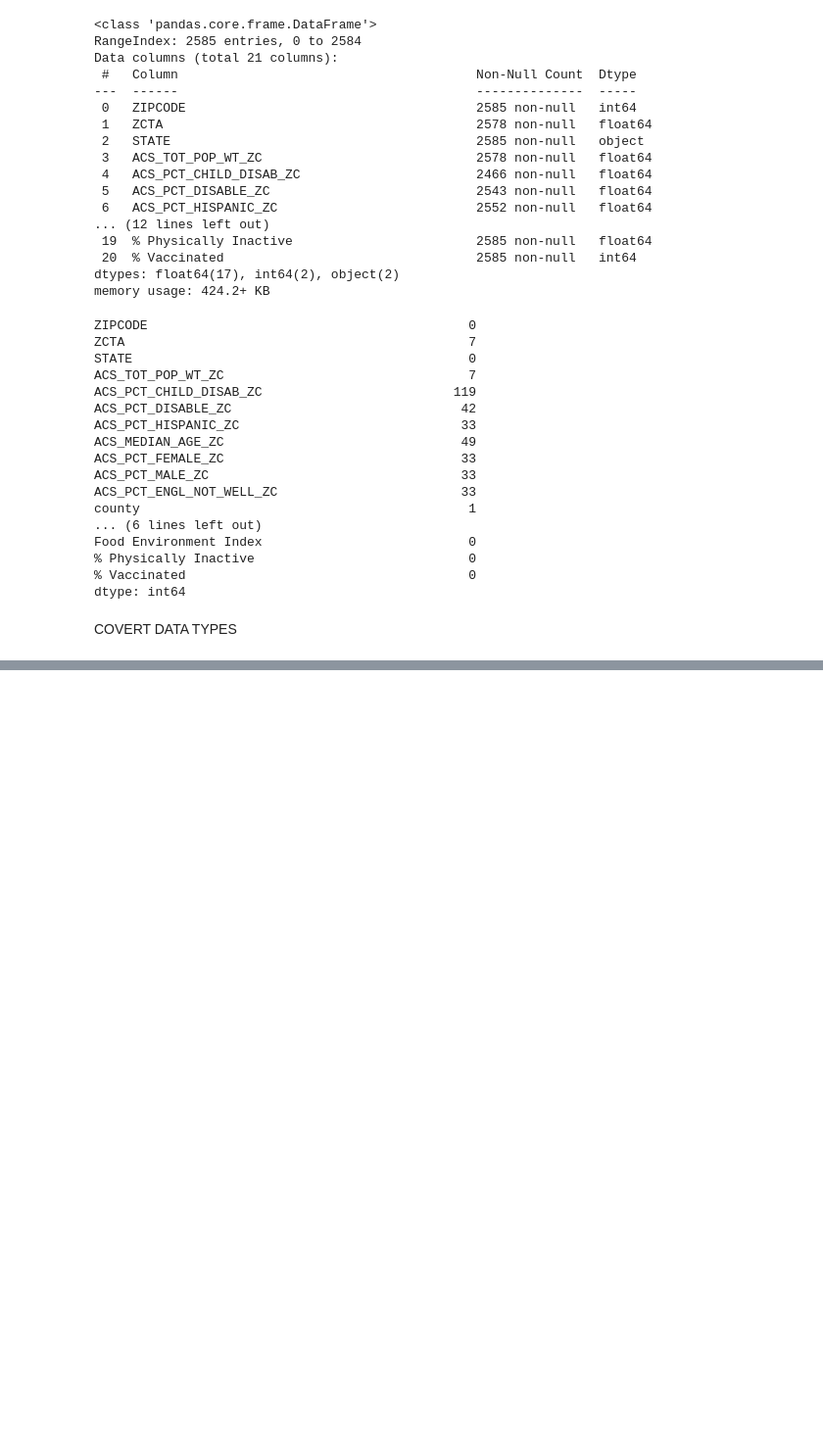
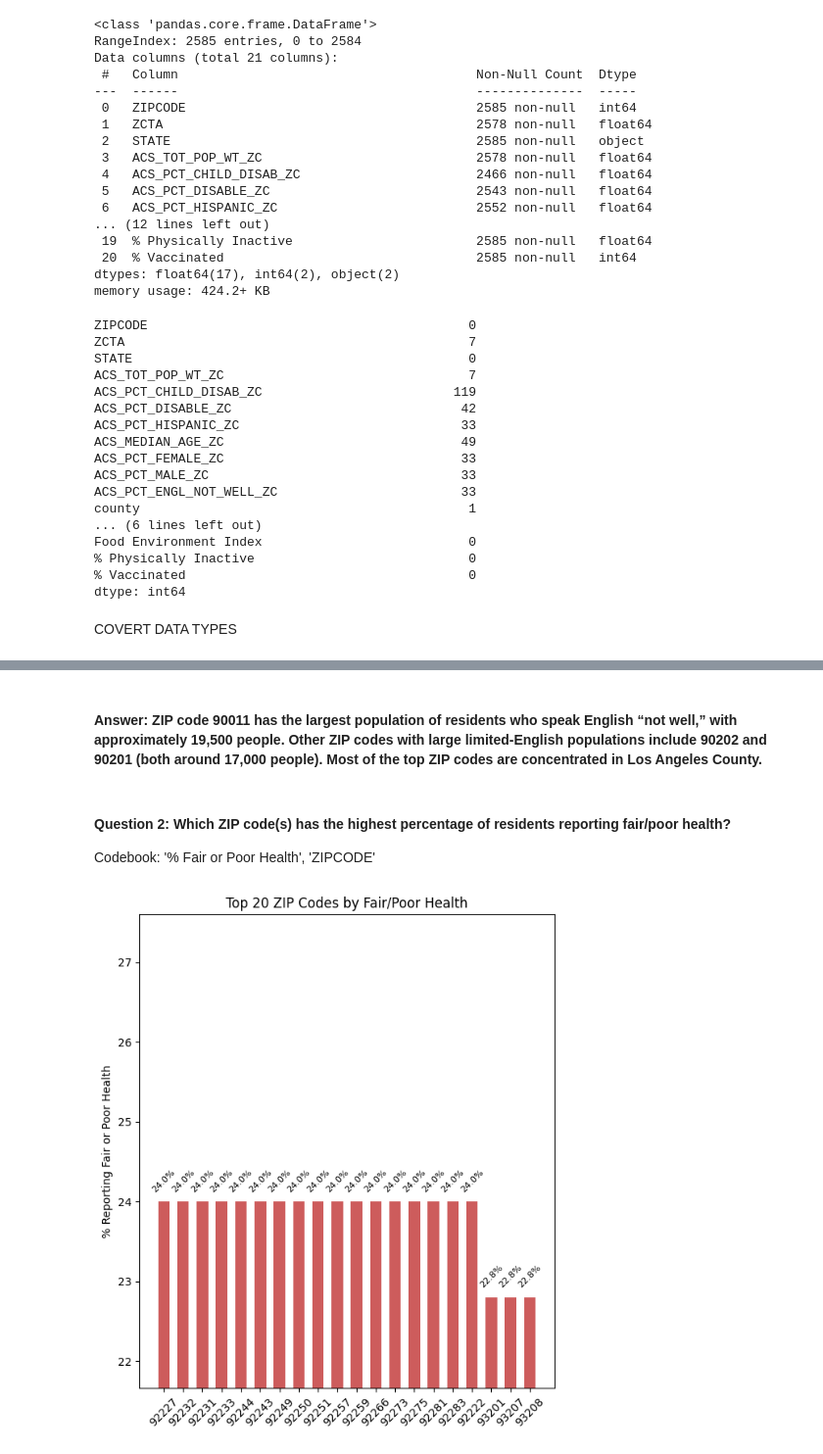
Before and after one commit to build-summer-2025/async-final-project-neon-ashleydeleon, a Jupyter notebook: final_project_example.ipynb, the cells around one changed output, grey strips where cells are left out. Shown at 98% size. Saved outputs shown, nothing was run; the diff lists cells and outputs as text; code cells hidden in the pictures; blank space fills up the shorter version.

```diff
--- a/final_project_example.ipynb
+++ b/final_project_example.ipynb
@@ -97,0 +187,43 @@ NameError: name 'df' is not defined
+# %% [markdown]
+#### Answer: ZIP code 90011 has the largest population of residents who speak English “not well,” with approximately 19,500 people. Other ZIP codes with large limited-English populations include 90202 and 90201 (both around 17,000 people). Most of the top ZIP codes are concentrated in Los Angeles County.
+# %% [markdown]
+#### Question 2: Which ZIP code(s) has the highest percentage of residents reporting fair/poor health?
+
+Codebook:  '% Fair or Poor Health', 'ZIPCODE'
+# %%
+#zip with highest % of reporting poor health:
+
+import pandas as pd
+import matplotlib.pyplot as plt
+
+SDOH_df = pd.read_excel('SDOH_Dataset.xlsx')
+
+
+top_health = SDOH_df.nlargest(20, "% Fair or Poor Health")
+# Ensure ZIPCODE is string so matplotlib treats them as categories
+top_health["ZIPCODE"] = top_health["ZIPCODE"].astype(str)
+
+plt.figure(figsize=(6,7))
+bars =plt.bar(
+    top_health["ZIPCODE"], top_health["% Fair or Poor Health"], width=0.6, color='indianred')
+
+plt.xticks(rotation=45)
+plt.ylabel("% Reporting Fair or Poor Health")
+plt.title("Top 20 ZIP Codes by Fair/Poor Health")
+plt.ylim(top_health["% Fair or Poor Health"].min() * 0.95, top_health["% Fair or Poor Health"].max() * 1.15)
+
+
+#add labels
+for bar in bars:
+    height = bar.get_height()
+    plt.text(
+        bar.get_x() + bar.get_width()/2,
+        height + 0.1,  # a little above the bar
+        f"{height:.1f}%",  # one decimal + %
+        ha='center', va='bottom', fontsize=8, rotation=45
+    )
+
+plt.tight_layout()
+plt.show()
+# %% [output]
+[figure, added]
```
Also changed, not shown: parts of 33 cells of this notebook, 1 other file.
